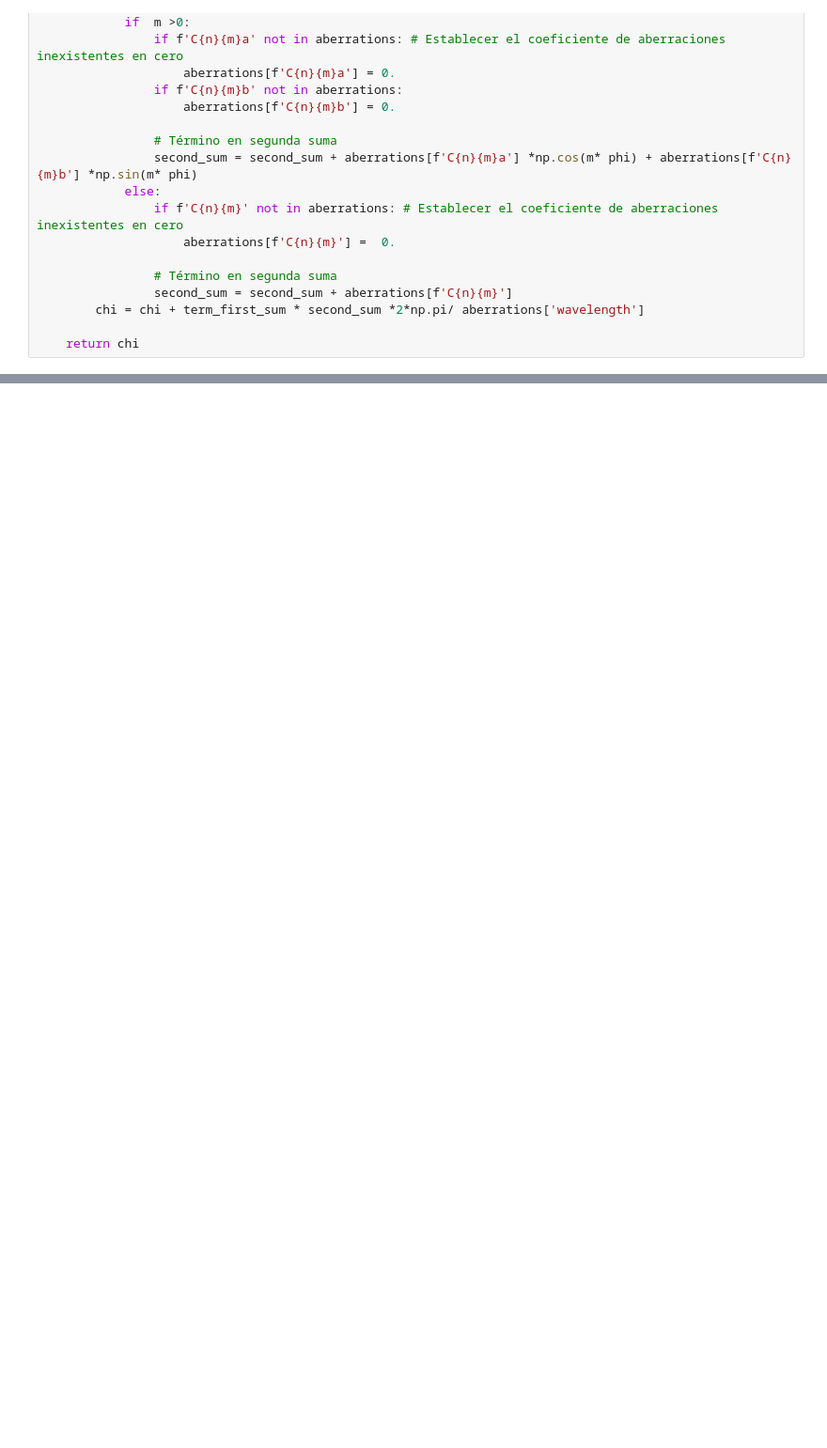
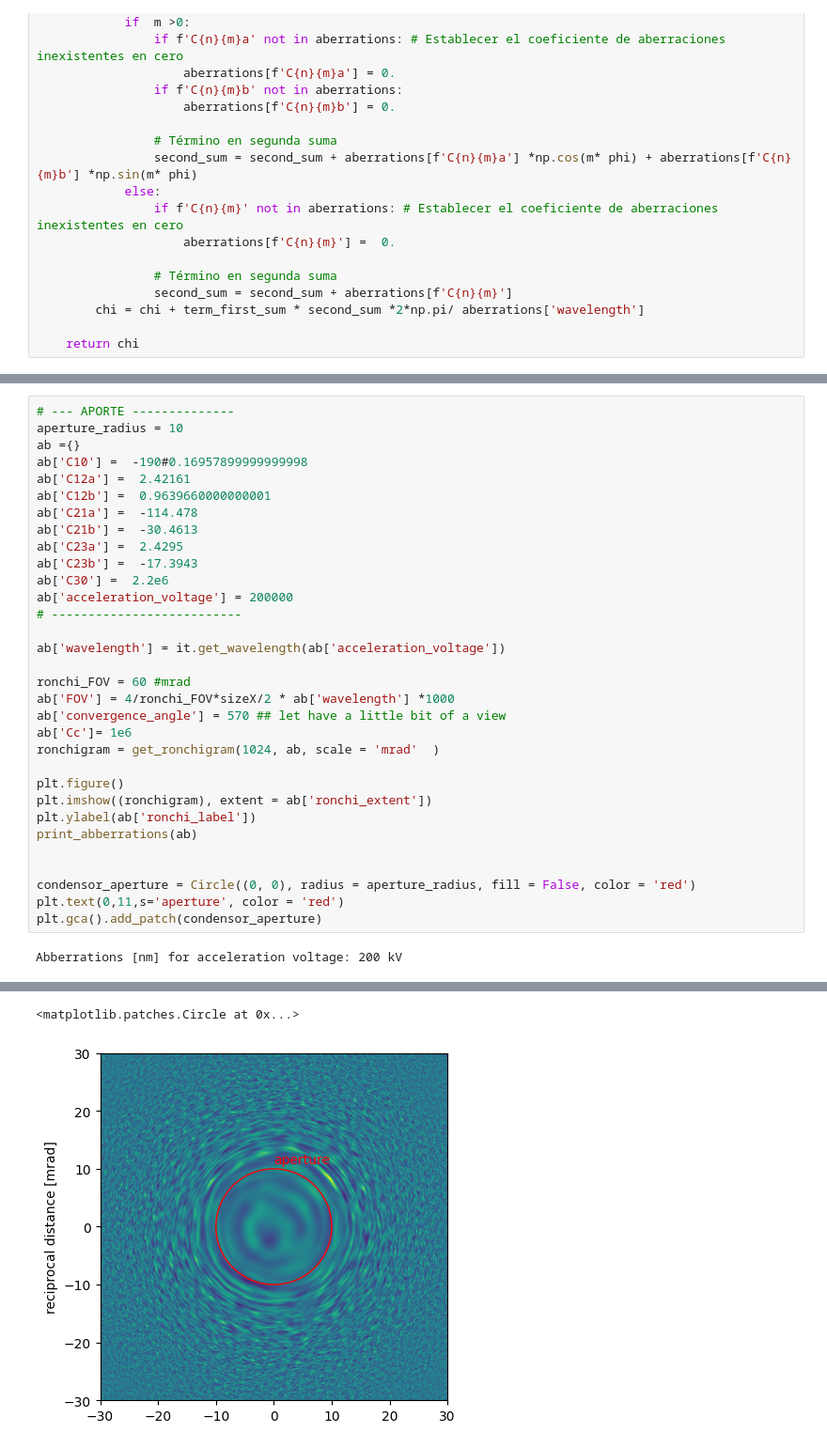
Before and after one commit to aldairmora/RONCHIGRAM, a Jupyter notebook: ronchis.ipynb, the cells around one changed output, grey strips where cells are left out. Shown at 94% size. Drawn from its saved outputs; the diff is of its cells as text; blank space fills up the shorter version.

```diff
--- a/ronchis.ipynb
+++ b/ronchis.ipynb
@@ -145,0 +273,34 @@ Text(0.5, 1.0, 'Ronchigram')
+# %%
+# --- APORTE --------------
+aperture_radius = 10
+ab ={}
+ab['C10'] =  -190#0.16957899999999998
+ab['C12a'] =  2.42161
+ab['C12b'] =  0.9639660000000001
+ab['C21a'] =  -114.478
+ab['C21b'] =  -30.4613
+ab['C23a'] =  2.4295
+ab['C23b'] =  -17.3943
+ab['C30'] =  2.2e6
+ab['acceleration_voltage'] = 200000
+# --------------------------
+
+ab['wavelength'] = it.get_wavelength(ab['acceleration_voltage'])
+
+ronchi_FOV = 60 #mrad
+ab['FOV'] = 4/ronchi_FOV*sizeX/2 * ab['wavelength'] *1000
+ab['convergence_angle'] = 570 ## let have a little bit of a view
+ab['Cc']= 1e6
+ronchigram = get_ronchigram(1024, ab, scale = 'mrad'  )
+
+plt.figure()
+plt.imshow((ronchigram), extent = ab['ronchi_extent'])
+plt.ylabel(ab['ronchi_label'])
+print_abberrations(ab)
+
+
+condensor_aperture = Circle((0, 0), radius = aperture_radius, fill = False, color = 'red')
+plt.text(0,11,s='aperture', color = 'red')
+plt.gca().add_patch(condensor_aperture)
+# %% [output]
+Abberrations [nm] for acceleration voltage: 200 kV
@@ -145,0 +316,2 @@ Text(0.5, 1.0, 'Ronchigram')
+<matplotlib.patches.Circle at 0x...>
+[figure, added]
```
Also changed, not shown: parts of 11 cells of this notebook.
